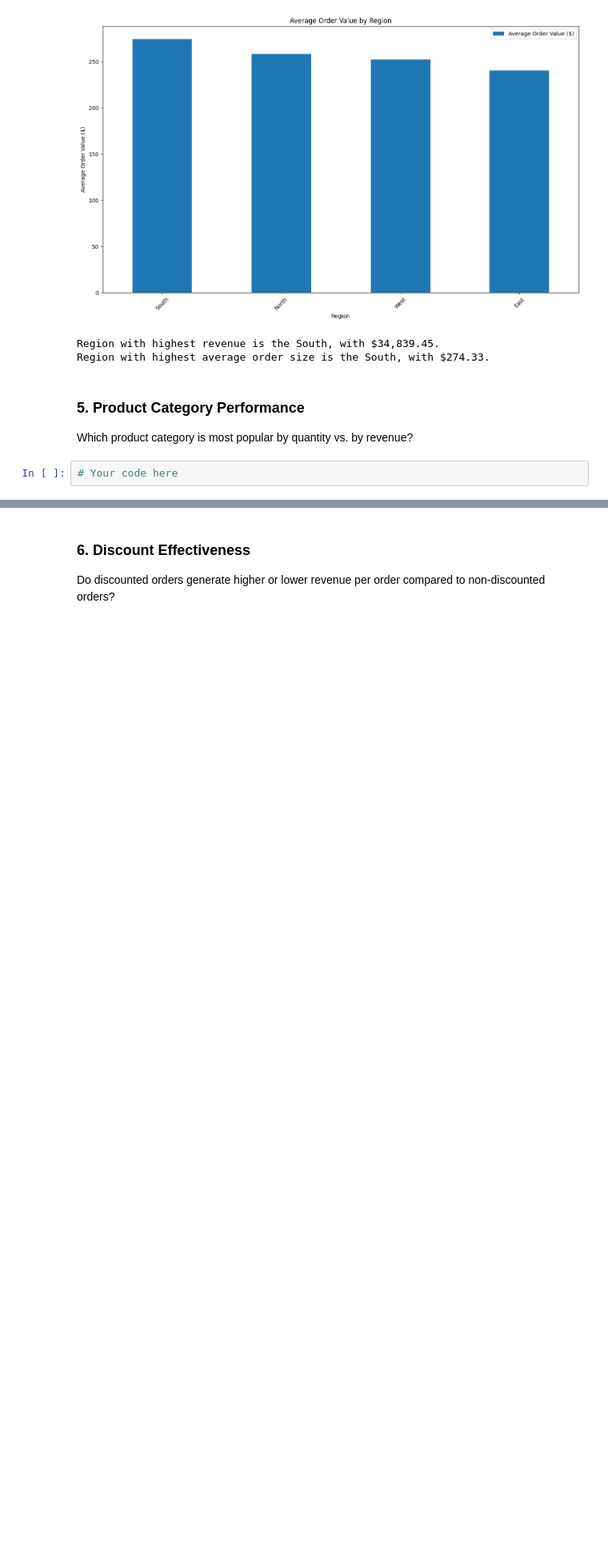
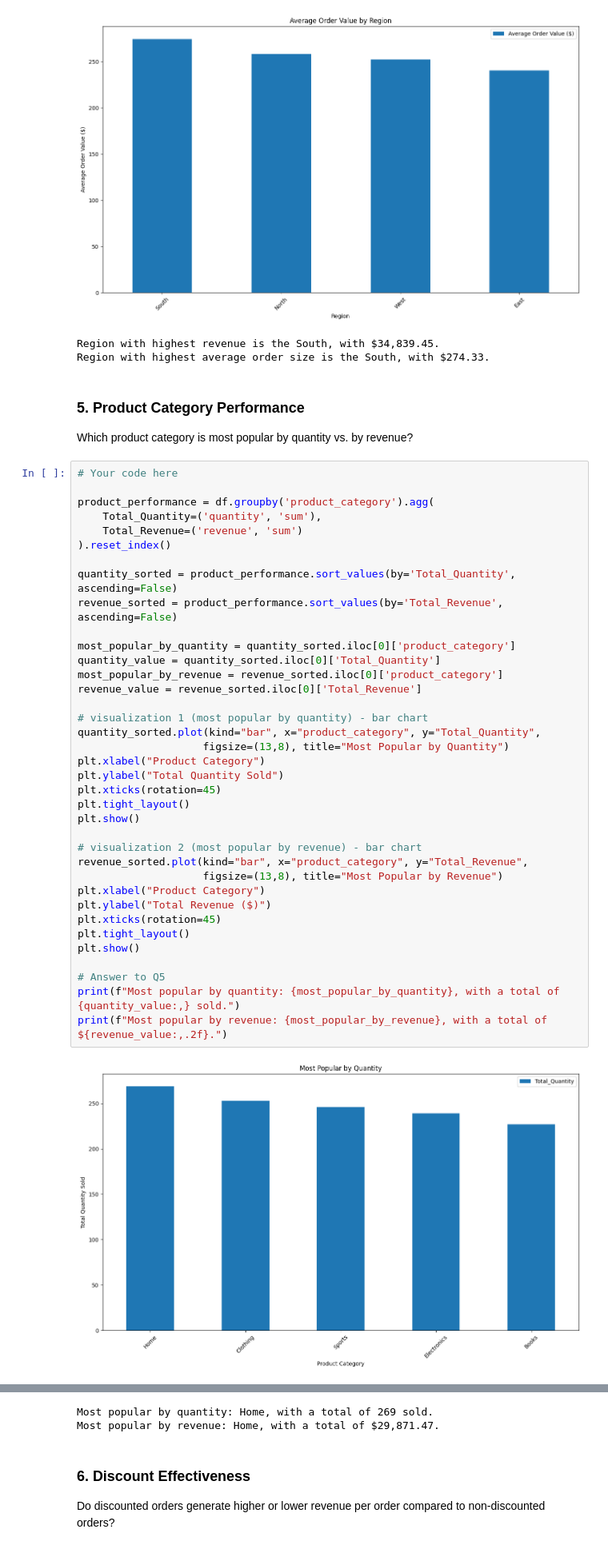
Before and after one commit to mmorcos434/ds-fall-2025-fri-1230, a Jupyter notebook: Week-06-Business-Stats-Analytics/homeworks/Penny-Wang-Exercise-Week_06.ipynb, the cells around one changed output, grey strips where cells are left out. Shown at 80% size. Saved outputs shown, nothing was run; the diff lists cells and outputs as text; blank space fills up the shorter version.

```diff
--- a/Week-06-Business-Stats-Analytics/homeworks/Penny-Wang-Exercise-Week_06.ipynb
+++ b/Week-06-Business-Stats-Analytics/homeworks/Penny-Wang-Exercise-Week_06.ipynb
@@ -330,3 +330,40 @@ Region with highest average order size is the South, with $274.33.
 Which product category is most popular by quantity vs. by revenue?
 # %%
 # Your code here
+
+product_performance = df.groupby('product_category').agg(
+    Total_Quantity=('quantity', 'sum'),
+    Total_Revenue=('revenue', 'sum')
+).reset_index()
+
+quantity_sorted = product_performance.sort_values(by='Total_Quantity', ascending=False)
+revenue_sorted = product_performance.sort_values(by='Total_Revenue', ascending=False)
+
+most_popular_by_quantity = quantity_sorted.iloc[0]['product_category']
+quantity_value = quantity_sorted.iloc[0]['Total_Quantity']
+most_popular_by_revenue = revenue_sorted.iloc[0]['product_category']
+revenue_value = revenue_sorted.iloc[0]['Total_Revenue']
+
+# visualization 1 (most popular by quantity) - bar chart
+quantity_sorted.plot(kind="bar", x="product_category", y="Total_Quantity",
+                    figsize=(13,8), title="Most Popular by Quantity")
+plt.xlabel("Product Category")
+plt.ylabel("Total Quantity Sold")
+plt.xticks(rotation=45)
+plt.tight_layout()
+plt.show()
+
+# visualization 2 (most popular by revenue) - bar chart
+revenue_sorted.plot(kind="bar", x="product_category", y="Total_Revenue",
+                    figsize=(13,8), title="Most Popular by Revenue")
+plt.xlabel("Product Category")
+plt.ylabel("Total Revenue ($)")
+plt.xticks(rotation=45)
+plt.tight_layout()
+plt.show()
+
+# Answer to Q5
+print(f"Most popular by quantity: {most_popular_by_quantity}, with a total of {quantity_value:,} sold.")
+print(f"Most popular by revenue: {most_popular_by_revenue}, with a total of ${revenue_value:,.2f}.")
+# %% [output]
+[figure, added]
@@ -333,3 +371,5 @@ Which product category is most popular by quantity vs. by revenue?
+Most popular by quantity: Home, with a total of 269 sold.
+Most popular by revenue: Home, with a total of $29,871.47.
 # %% [markdown]
 ### 6. Discount Effectiveness
 Do discounted orders generate higher or lower revenue per order compared to non-discounted orders?
```
Also changed, not shown: parts of 2 cells of this notebook.
